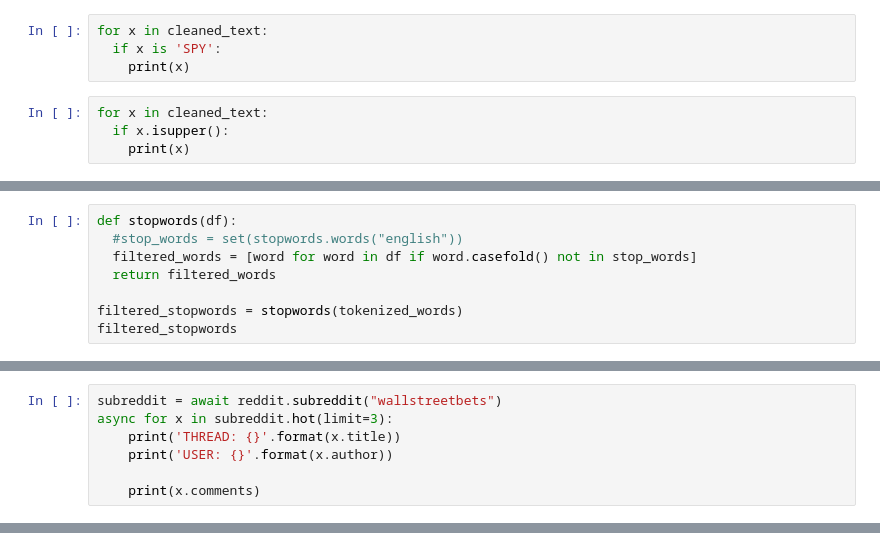
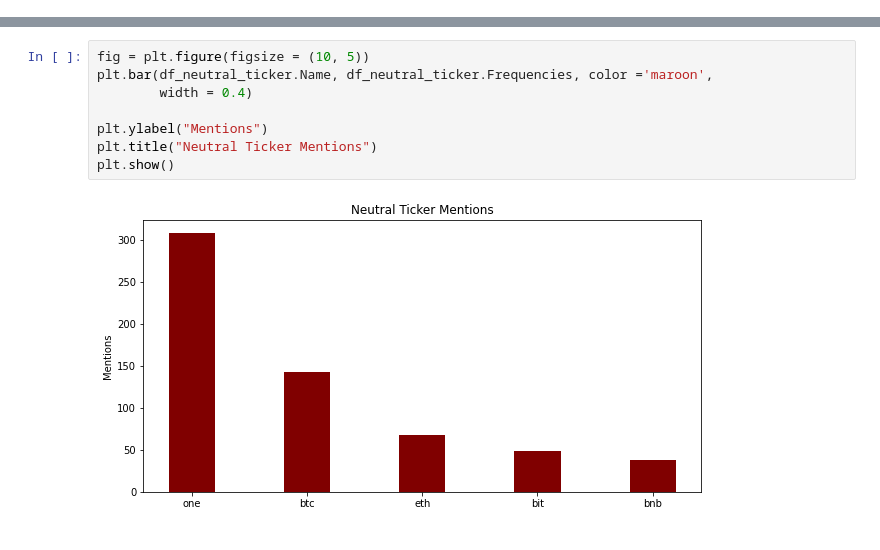
Before and after one commit to rudycav/Reddit-Praw-NLP-Engineering, a Jupyter notebook: Project/r.ipynb, the cells around one changed output, grey strips where cells are left out. Saved outputs shown, nothing was run; the diff lists cells and outputs as text.

```diff
--- a/Project/r.ipynb
+++ b/Project/r.ipynb
@@ -386,8 +23,0 @@ cleaned_text
-# %%
-for x in cleaned_text:
-  if x is 'SPY':
-    print(x)
-# %%
-for x in cleaned_text:
-  if x.isupper():
-    print(x)
@@ -403,8 +23,0 @@ stop_words = set(stopwords.words("english"))
-# %%
-def stopwords(df):
-  #stop_words = set(stopwords.words("english"))
-  filtered_words = [word for word in df if word.casefold() not in stop_words]
-  return filtered_words
-
-filtered_stopwords = stopwords(tokenized_words)
-filtered_stopwords
@@ -423,7 +23,0 @@ stemmed_words
-# %%
-subreddit = await reddit.subreddit("wallstreetbets")
-async for x in subreddit.hot(limit=3):
-    print('THREAD: {}'.format(x.title))
-    print('USER: {}'.format(x.author))
-
-    print(x.comments)
@@ -429,0 +146,10 @@ async for x in subreddit.hot(limit=3):
+# %%
+fig = plt.figure(figsize = (10, 5))
+plt.bar(df_neutral_ticker.Name, df_neutral_ticker.Frequencies, color ='maroon',
+        width = 0.4)
+
+plt.ylabel("Mentions")
+plt.title("Neutral Ticker Mentions")
+plt.show()
+# %% [output]
+[figure, added]
```
Also changed, not shown: parts of 44 cells of this notebook.
